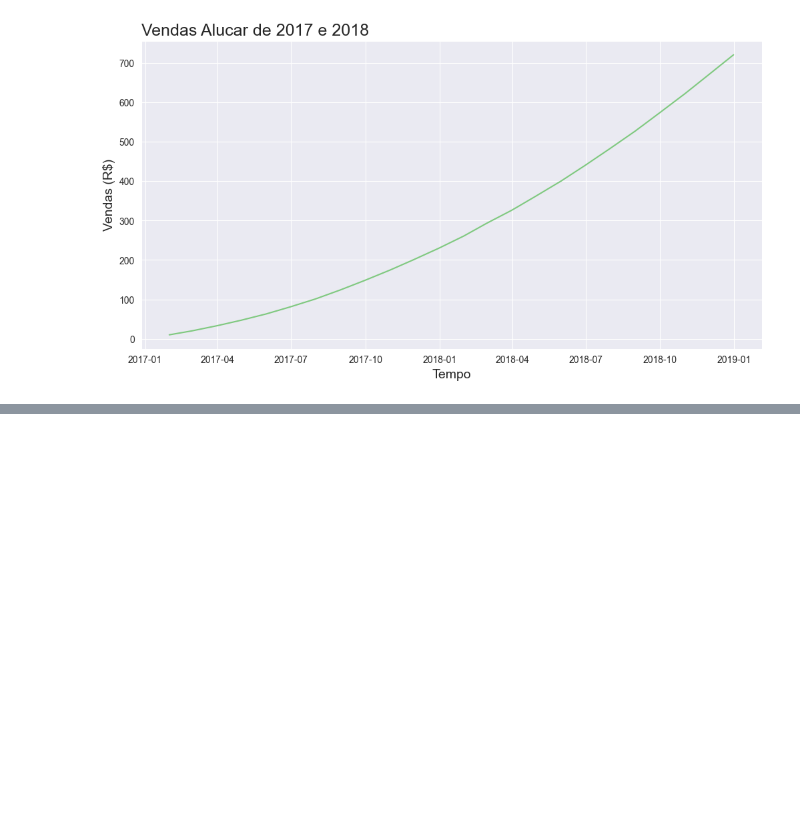
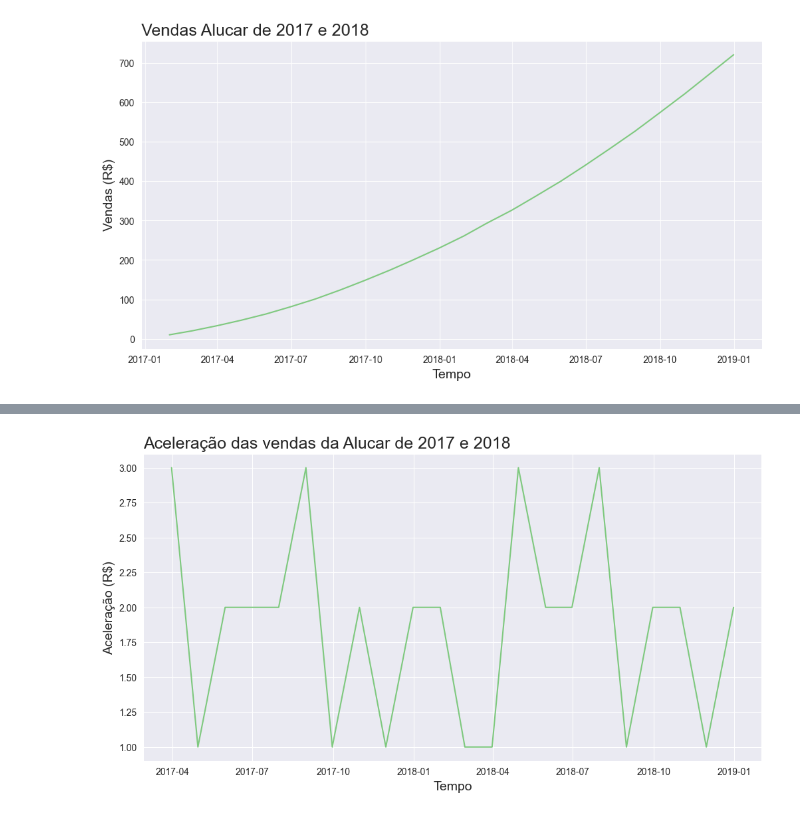
Before and after one commit to leticiafaria7/alura-courses, a Jupyter notebook: time-series/time-series.ipynb, the cells around one changed output, grey strips where cells are left out. Saved outputs shown, nothing was run; the diff lists cells and outputs as text; code cells hidden in the pictures; blank space fills up the shorter version.

```diff
--- a/time-series/time-series.ipynb
+++ b/time-series/time-series.ipynb
@@ -84,0 +137,9 @@ ax = ax
+# %%
+plotar('Aceleração das vendas da Alucar de 2017 e 2018',
+       'Tempo',
+       'Aceleração (R$)',
+       x = 'mes',
+       y = 'aceleracao',
+       dataset = alucar_decomposicao)
+# %% [output]
+[figure, added]
```
Also changed, not shown: parts of 14 cells of this notebook.
